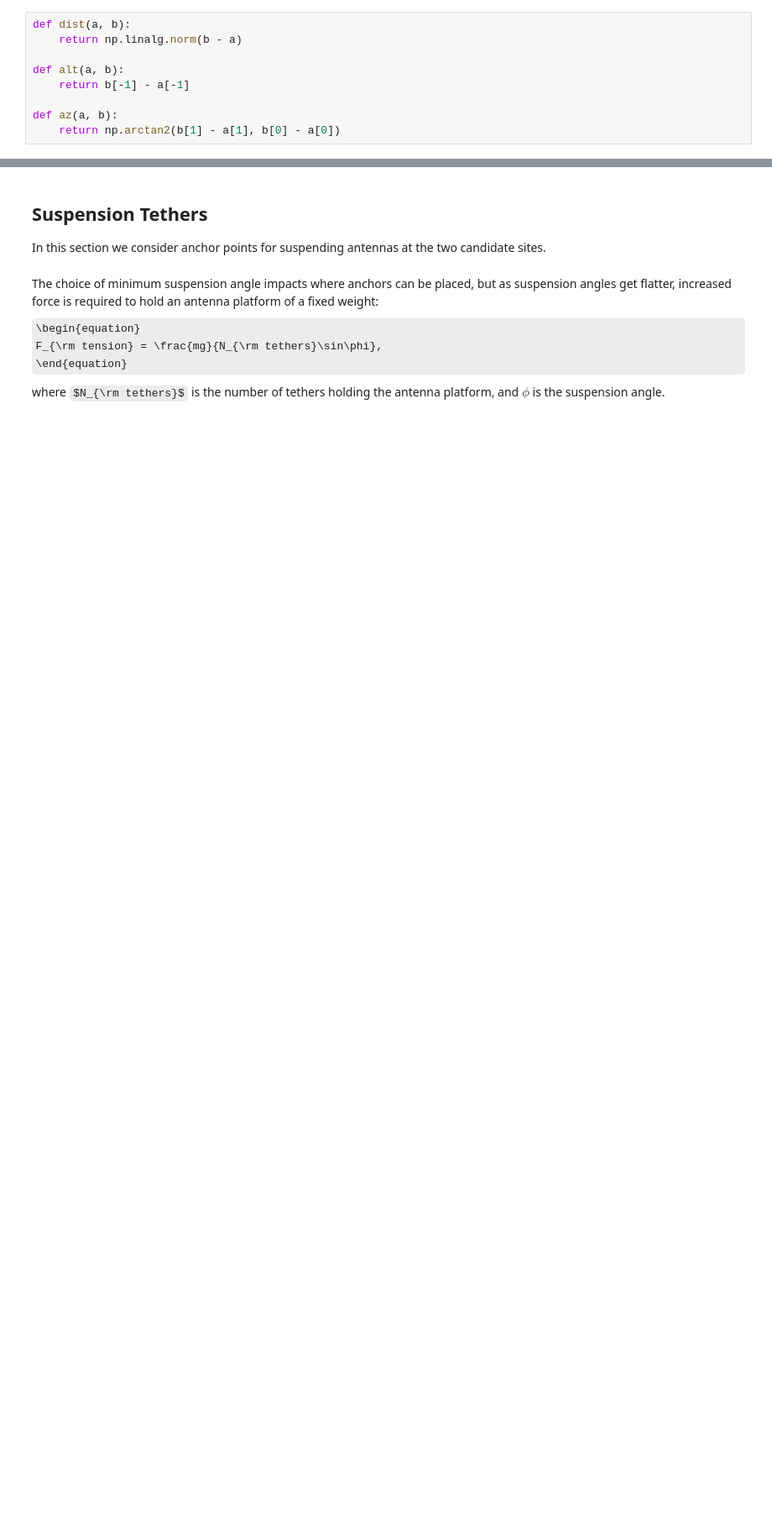
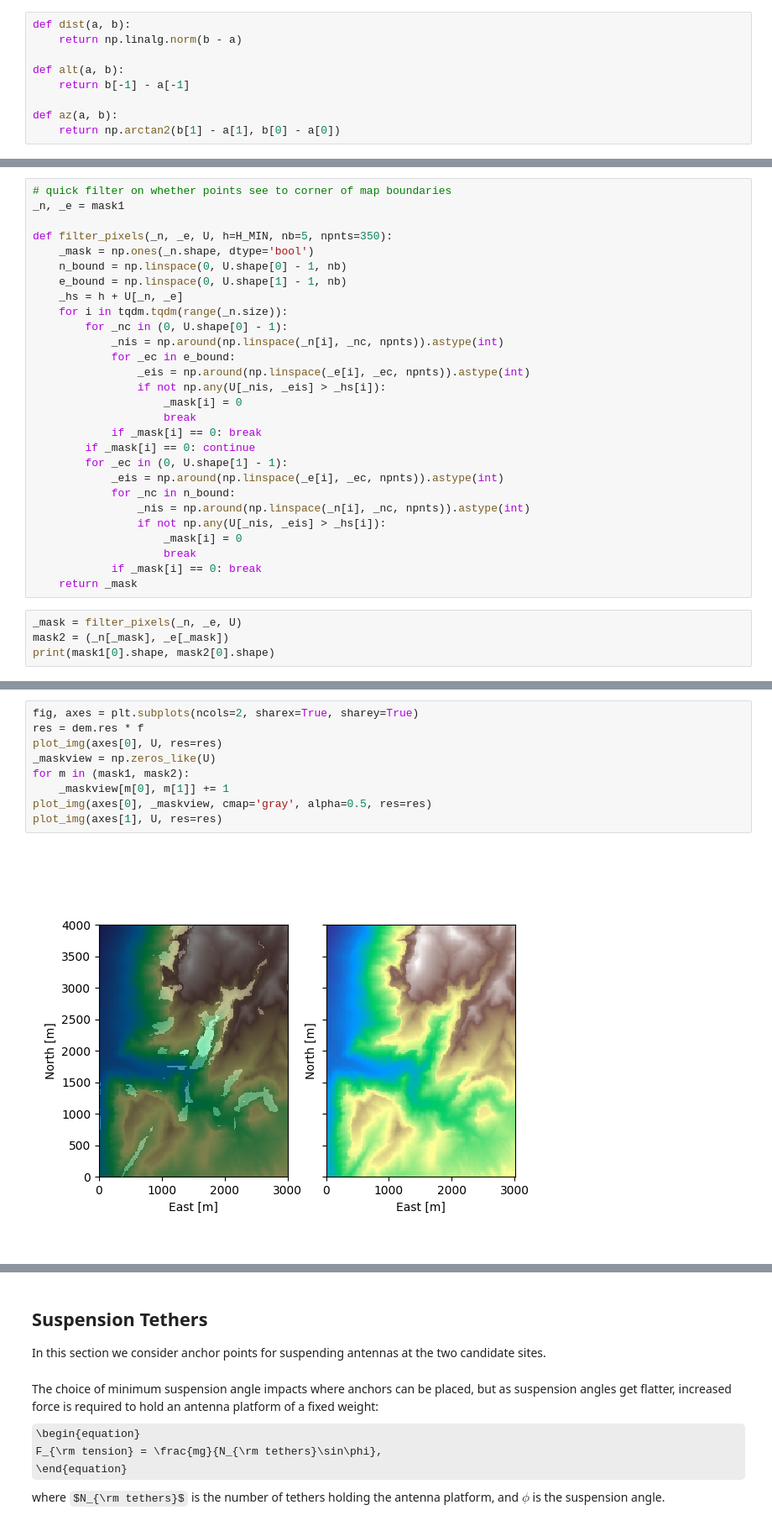
Before and after one commit to AaronParsons/eigsep_terrain, a Jupyter notebook: notebooks/EIGSEP Suspension and Horizon Modeling.ipynb, the cells around one changed output, grey strips where cells are left out. Shown at 84% size. Drawn from its saved outputs; the diff is of its cells as text; some formulas as TeX source; blank space fills up the shorter version.

```diff
--- a/notebooks/EIGSEP Suspension and Horizon Modeling.ipynb
+++ b/notebooks/EIGSEP Suspension and Horizon Modeling.ipynb
@@ -100,0 +123,32 @@ def az(a, b):
+# %%
+# quick filter on whether points see to corner of map boundaries
+_n, _e = mask1
+
+def filter_pixels(_n, _e, U, h=H_MIN, nb=5, npnts=350):
+    _mask = np.ones(_n.shape, dtype='bool')
+    n_bound = np.linspace(0, U.shape[0] - 1, nb)
+    e_bound = np.linspace(0, U.shape[1] - 1, nb)
+    _hs = h + U[_n, _e]
+    for i in tqdm.tqdm(range(_n.size)):
+        for _nc in (0, U.shape[0] - 1):
+            _nis = np.around(np.linspace(_n[i], _nc, npnts)).astype(int)
+            for _ec in e_bound:
+                _eis = np.around(np.linspace(_e[i], _ec, npnts)).astype(int)
+                if not np.any(U[_nis, _eis] > _hs[i]):
+                    _mask[i] = 0
+                    break
+            if _mask[i] == 0: break
+        if _mask[i] == 0: continue
+        for _ec in (0, U.shape[1] - 1):
+            _eis = np.around(np.linspace(_e[i], _ec, npnts)).astype(int)
+            for _nc in n_bound:
+                _nis = np.around(np.linspace(_n[i], _nc, npnts)).astype(int)
+                if not np.any(U[_nis, _eis] > _hs[i]):
+                    _mask[i] = 0
+                    break
+            if _mask[i] == 0: break
+    return _mask
+# %%
+_mask = filter_pixels(_n, _e, U)
+mask2 = (_n[_mask], _e[_mask])
+print(mask1[0].shape, mask2[0].shape)
@@ -100,0 +157,11 @@ def az(a, b):
+# %%
+fig, axes = plt.subplots(ncols=2, sharex=True, sharey=True)
+res = dem.res * f
+plot_img(axes[0], U, res=res)
+_maskview = np.zeros_like(U)
+for m in (mask1, mask2):
+    _maskview[m[0], m[1]] += 1
+plot_img(axes[0], _maskview, cmap='gray', alpha=0.5, res=res)
+plot_img(axes[1], U, res=res)
+# %% [output]
+[figure, added]
```
Also changed, not shown: parts of 27 cells of this notebook, 1 other file.
